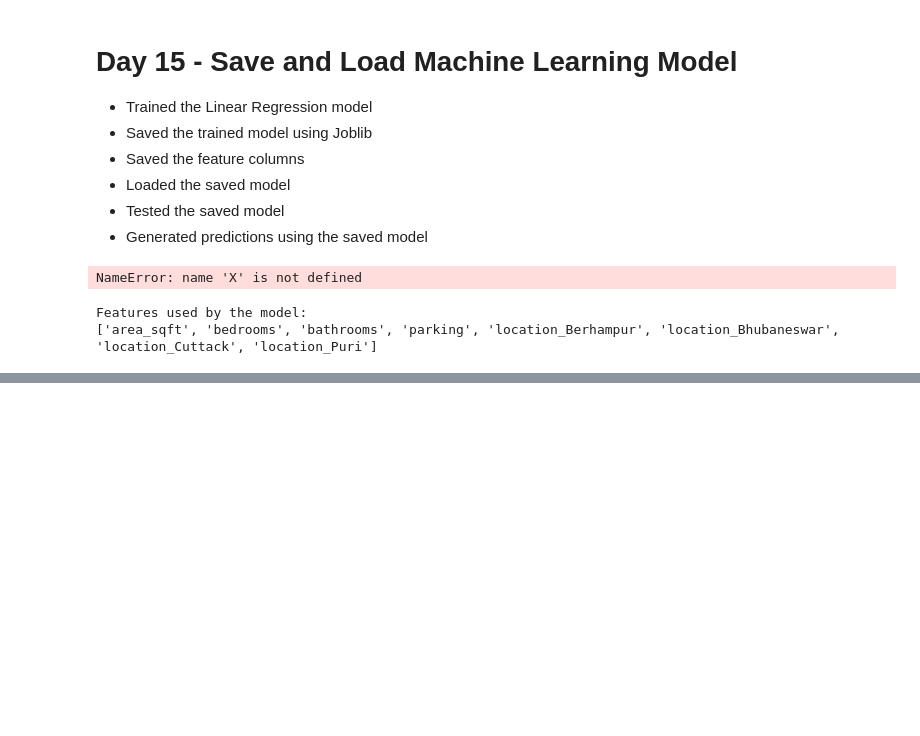
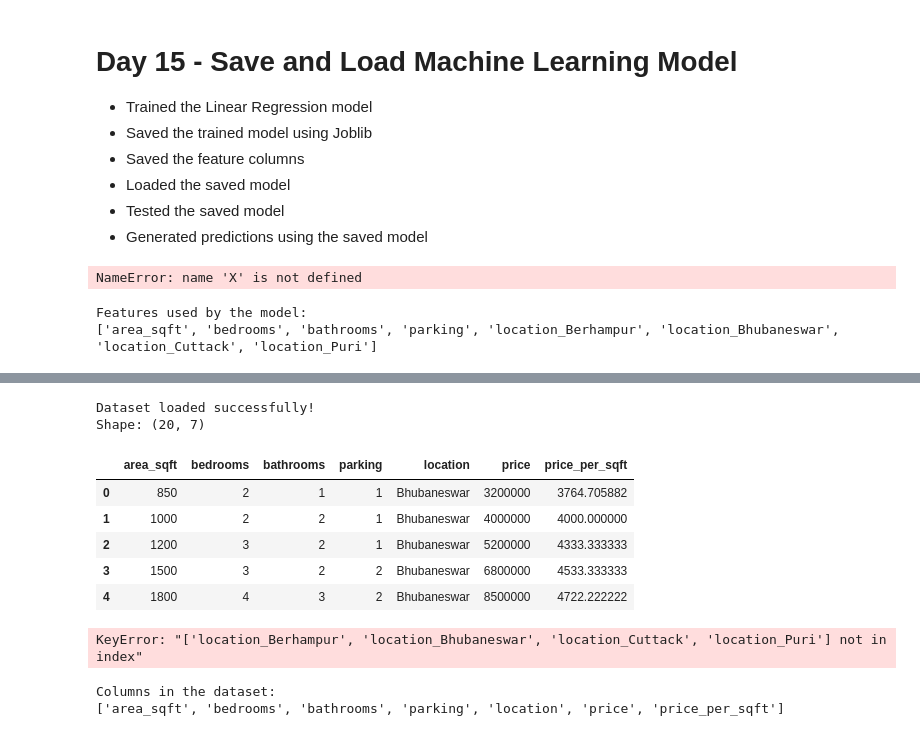
Before and after one commit to gyanaranjanj360-debug/Python-internship, a Jupyter notebook: notebook/house_price_analysis.ipynb, the cells around one changed output, grey strips where cells are left out. Cells and saved outputs as stored; diff of their text form; code cells hidden in the pictures; blank space fills up the shorter version.

```diff
--- a/notebook/house_price_analysis.ipynb
+++ b/notebook/house_price_analysis.ipynb
@@ -2011,0 +2022,51 @@ Features used by the model:
+# %%
+import pandas as pd
+
+# Load the final dataset
+df = pd.read_csv("../data/final_house_prices.csv")
+
+print("Dataset loaded successfully!")
+print("Shape:", df.shape)
+
+df.head()
+# %% [output]
+Dataset loaded successfully!
+Shape: (20, 7)
+|  | area_sqft | bedrooms | bathrooms | parking | location | price | price_per_sqft |
+| 0 | 850 | 2 | 1 | 1 | Bhubaneswar | 3200000 | 3764.705882 |
+| 1 | 1000 | 2 | 2 | 1 | Bhubaneswar | 4000000 | 4000.000000 |
+| 2 | 1200 | 3 | 2 | 1 | Bhubaneswar | 5200000 | 4333.333333 |
+| 3 | 1500 | 3 | 2 | 2 | Bhubaneswar | 6800000 | 4533.333333 |
+| 4 | 1800 | 4 | 3 | 2 | Bhubaneswar | 8500000 | 4722.222222 |
+# %%
+# Select input features
+features = [
+    "area_sqft",
+    "bedrooms",
+    "bathrooms",
+    "parking",
+    "location_Berhampur",
+    "location_Bhubaneswar",
+    "location_Cuttack",
+    "location_Puri"
+]
+
+X = df[features]
+
+# Select target
+y = df["price"]
+
+print("Features selected successfully!")
+print("X shape:", X.shape)
+print("y shape:", y.shape)
+
+print("\nFeature columns:")
+print(X.columns.tolist())
+# %% [output]
+KeyError: "['location_Berhampur', 'location_Bhubaneswar', 'location_Cuttack', 'location_Puri'] not in index"
+# %%
+print("Columns in the dataset:")
+print(df.columns.tolist())
+# %% [output]
+Columns in the dataset:
+['area_sqft', 'bedrooms', 'bathrooms', 'parking', 'location', 'price', 'price_per_sqft']
```
Also changed, not shown: parts of 18 cells of this notebook, 1 other file.
